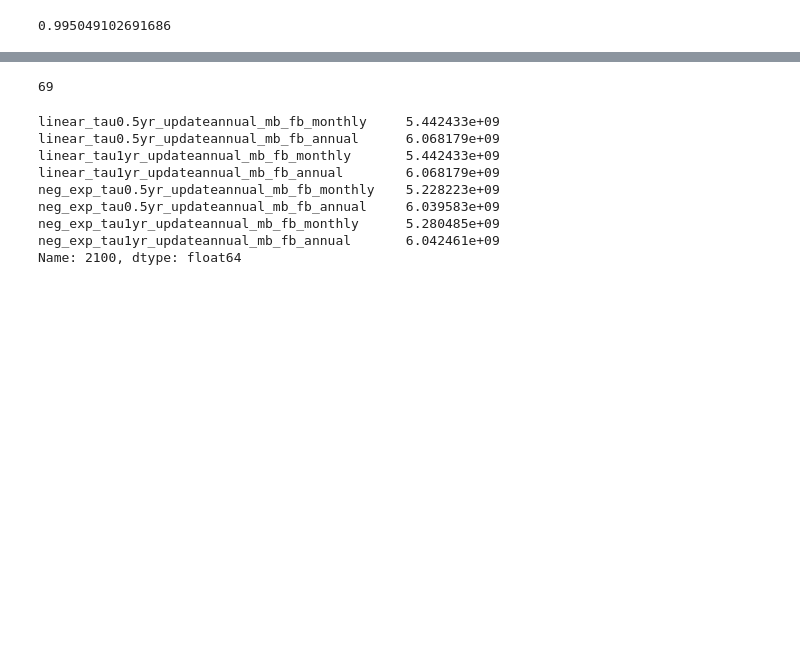
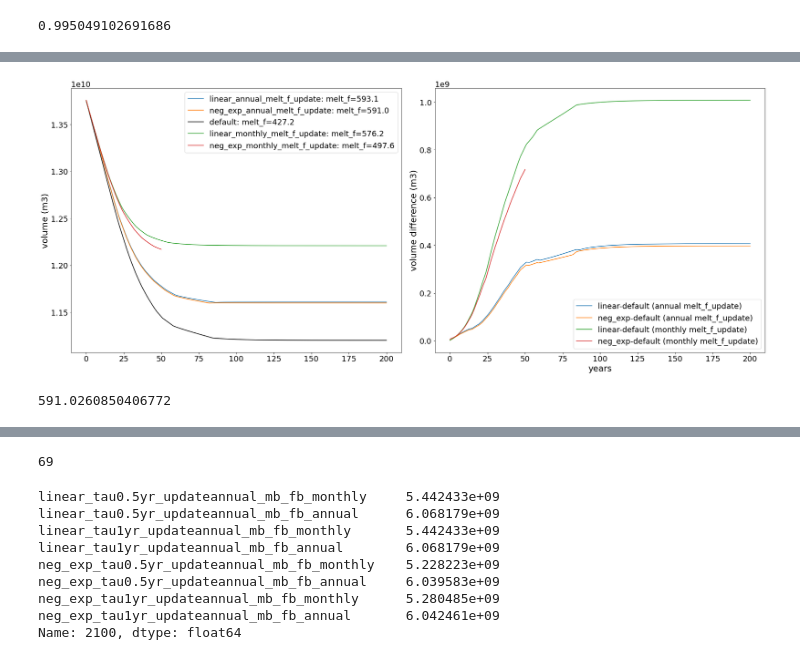
Before and after one commit to OGGM/massbalance-sandbox, a Jupyter notebook: docs/surface_type_distinction/sfc_type_projections.ipynb, the cells around one changed output, grey strips where cells are left out. Drawn from its saved outputs; the diff is of its cells as text; code cells hidden in the pictures; blank space fills up the shorter version.

```diff
--- a/docs/surface_type_distinction/sfc_type_projections.ipynb
+++ b/docs/surface_type_distinction/sfc_type_projections.ipynb
@@ -253,0 +361,27 @@ def calib_inv_run(kwargs_for_TIModel_Sfc_Type = {'melt_f_change':'linear', 'tau_
+# %%
+plt.figure(figsize=(24,10))
+plt.subplot(121)
+plt.plot(ds_linear_an.volume, label = 'linear_annual_melt_f_update: melt_f={:0.1f}'.format(melt_f_linear_an))
+plt.plot(ds_neg_exp_an.volume, label = 'neg_exp_annual_melt_f_update: melt_f={:0.1f}'.format(melt_f_neg_exp_an))
+plt.plot(ds_default.volume, label = 'default: melt_f={:0.1f}'.format(melt_f_default), color = 'black')
+
+plt.plot(ds_linear_m.volume, label = 'linear_monthly_melt_f_update: melt_f={:0.1f}'.format(melt_f_linear_m))
+plt.plot(ds_neg_exp_m.volume, label = 'neg_exp_monthly_melt_f_update: melt_f={:0.1f}'.format(melt_f_neg_exp_m))
+plt.ylabel('volume (m3)')
+plt.legend()
+plt.subplot(122)
+plt.plot(ds_linear_an.volume-ds_default.volume, label = 'linear-default (annual melt_f_update)')
+plt.plot(ds_neg_exp_an.volume-ds_default.volume, label = 'neg_exp-default (annual melt_f_update)')
+plt.plot(ds_linear_m.volume-ds_default.volume, label = 'linear-default (monthly melt_f_update)')
+plt.plot(ds_neg_exp_m.volume-ds_default.volume, label = 'neg_exp-default (monthly melt_f_update)')
+
+plt.ylabel('volume difference (m3)')
+plt.xlabel('years')
+plt.legend()
+plt.tight_layout()
+# %% [output]
+[figure, added]
+# %%
+melt_f_neg_exp_an
+# %% [output]
+591.0260850406772
```
Also changed, not shown: parts of 31 cells of this notebook, 23 other files.
